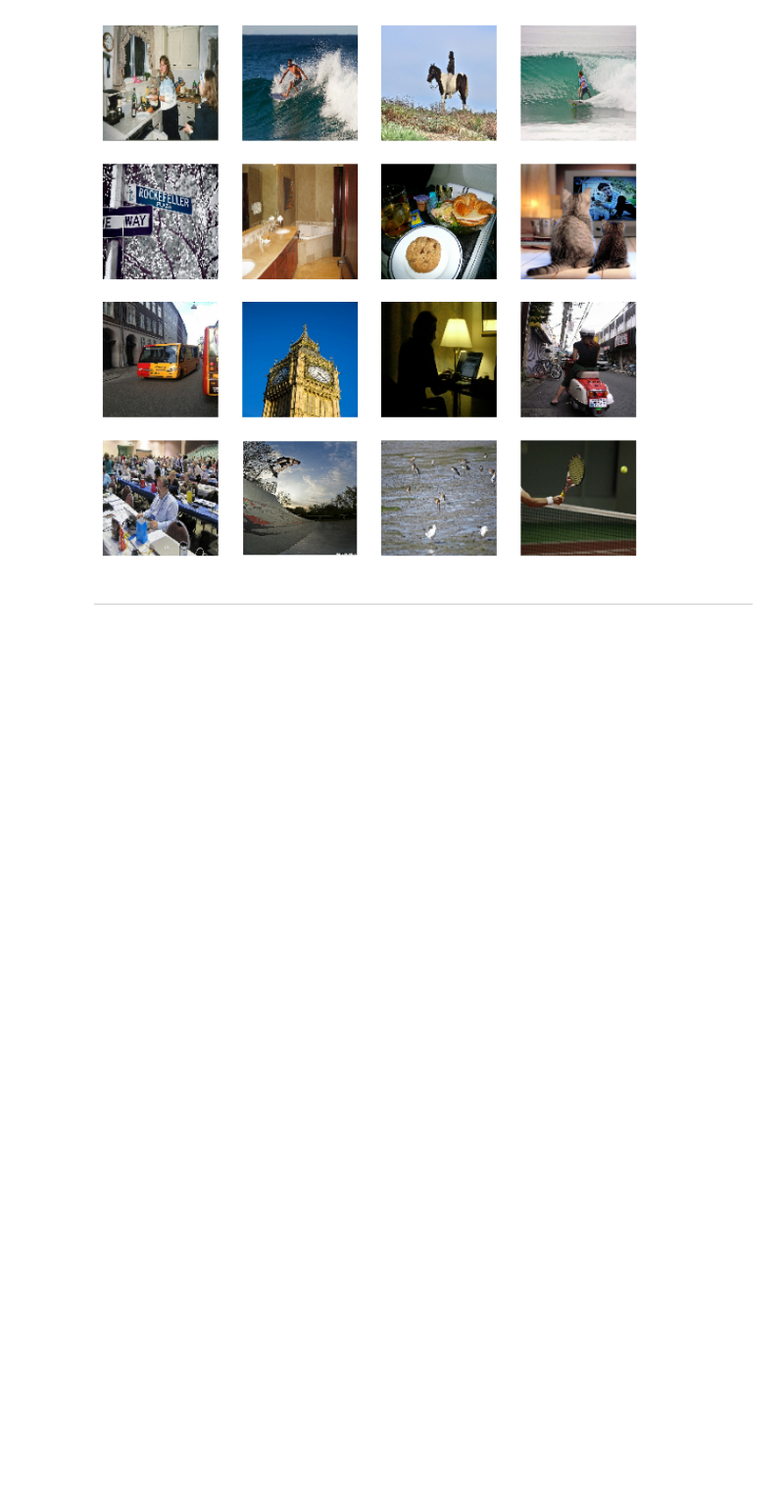
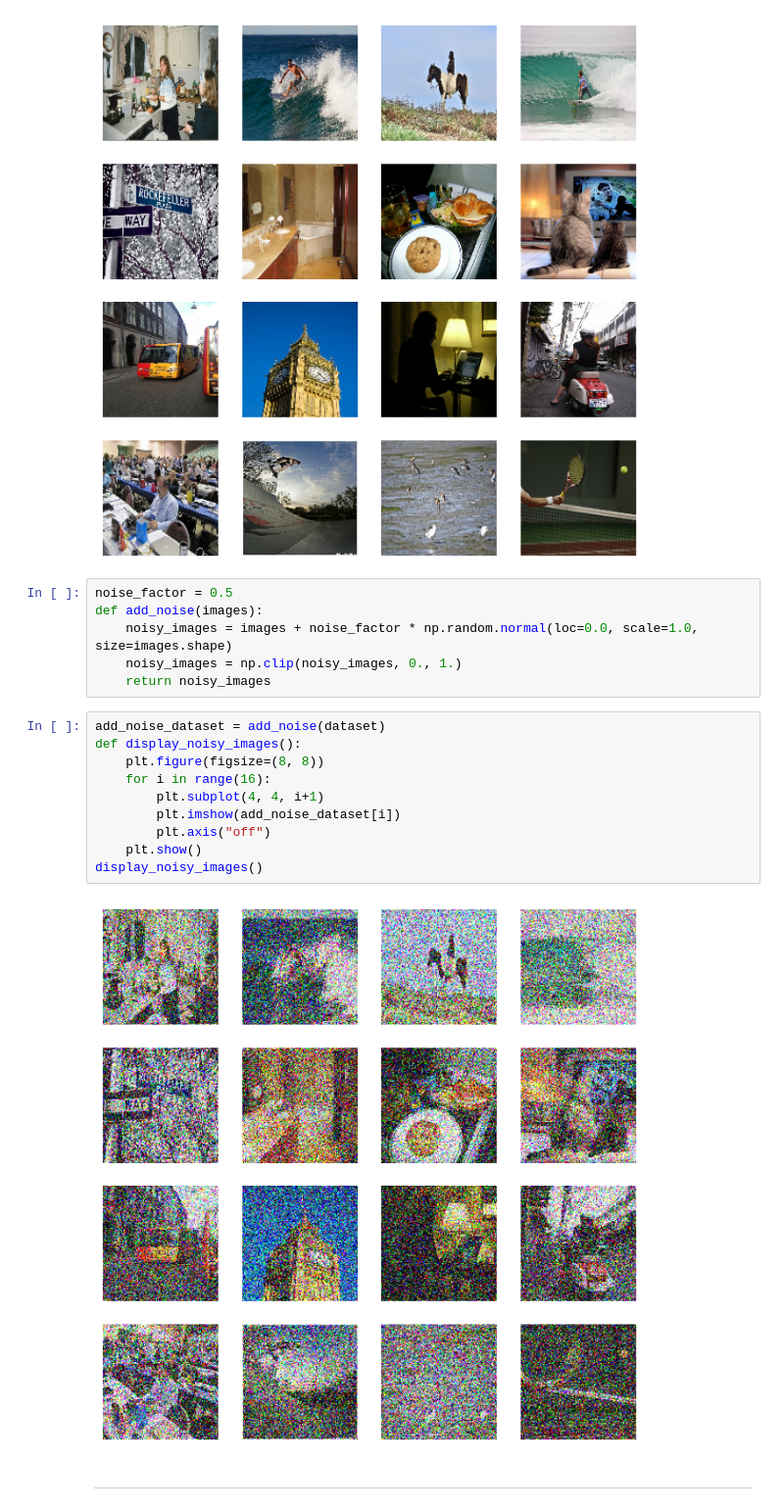
Before and after one commit to warren-gaure/option-data-science, a Jupyter notebook: livrable2.ipynb, the cells around one changed output. Shown at 98% size. Saved outputs shown, nothing was run; the diff lists cells and outputs as text; blank space fills up the shorter version.

```diff
--- a/livrable2.ipynb
+++ b/livrable2.ipynb
@@ -170,5 +171,23 @@ def display_images():
 display_images()
 # %% [output]
 [figure]
+# %%
+noise_factor = 0.5
+def add_noise(images):
+    noisy_images = images + noise_factor * np.random.normal(loc=0.0, scale=1.0, size=images.shape)
+    noisy_images = np.clip(noisy_images, 0., 1.)
+    return noisy_images
+# %%
+add_noise_dataset = add_noise(dataset)
+def display_noisy_images():
+    plt.figure(figsize=(8, 8))
+    for i in range(16):
+        plt.subplot(4, 4, i+1)
+        plt.imshow(add_noise_dataset[i])
+        plt.axis("off")
+    plt.show()
+display_noisy_images()
+# %% [output]
+[figure, added]
 # %% [markdown]
 ---
```
Also changed, not shown: parts of 8 cells of this notebook, 1 other file.
